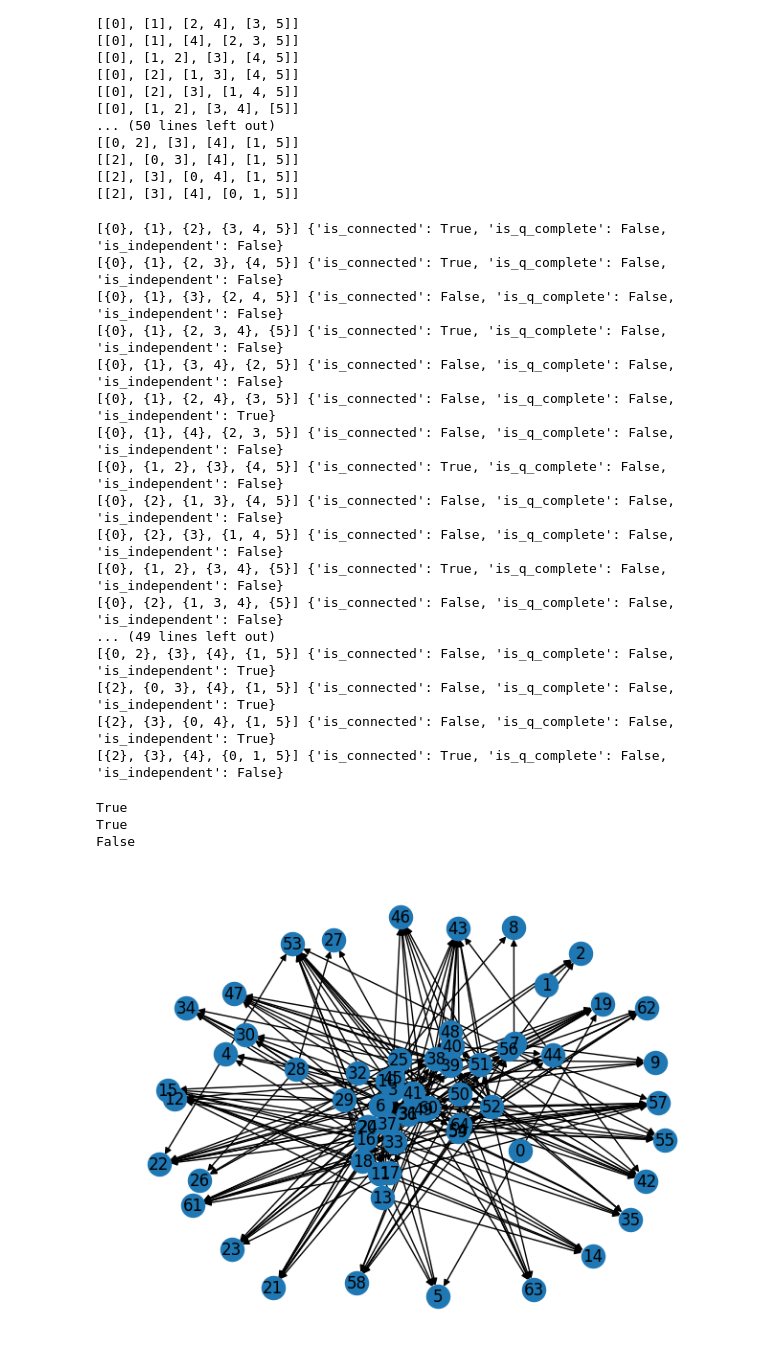
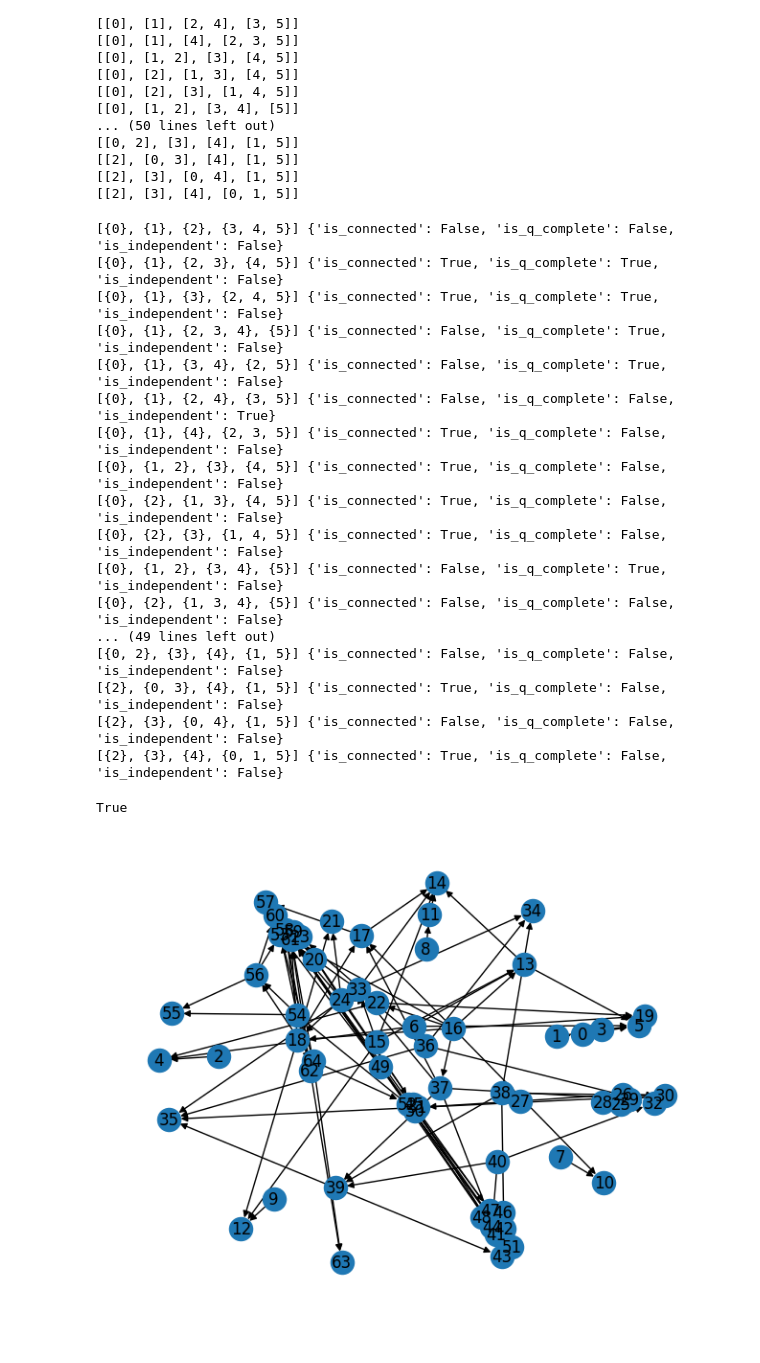
Before and after one commit to davidberth/Hadwiger, a Jupyter notebook: pathfinder.ipynb, the cells around one changed output. Saved outputs shown, nothing was run; the diff lists cells and outputs as text; code cells hidden in the pictures.

Commit message:
Implemented random graph generation

```diff
--- a/pathfinder.ipynb
+++ b/pathfinder.ipynb
@@ -11,0 +8,10 @@ G = nx.cycle_graph(n)
+# %%
+n = 7
+
+G = nx.random_graphs.binomial_graph(n, .5)
+# Use the greedy_color function to color the graph
+coloring = nx.coloring.greedy_color(G, strategy="largest_first")
+
+# The chromatic number is the number of unique colors used
+k = max(coloring.values()) + 2
+print (k)
@@ -89,22 +99,22 @@ for e, partition in enumerate(s1):
     part_props.append(props)
     # render_graph(G, partition)
 # %% [output]
-[{0}, {1}, {2}, {3, 4, 5}] {'is_connected': True, 'is_q_complete': False, 'is_independent': False}
-[{0}, {1}, {2, 3}, {4, 5}] {'is_connected': True, 'is_q_complete': False, 'is_independent': False}
-[{0}, {1}, {3}, {2, 4, 5}] {'is_connected': False, 'is_q_complete': False, 'is_independent': False}
-[{0}, {1}, {2, 3, 4}, {5}] {'is_connected': True, 'is_q_complete': False, 'is_independent': False}
-[{0}, {1}, {3, 4}, {2, 5}] {'is_connected': False, 'is_q_complete': False, 'is_independent': False}
+[{0}, {1}, {2}, {3, 4, 5}] {'is_connected': False, 'is_q_complete': False, 'is_independent': False}
+[{0}, {1}, {2, 3}, {4, 5}] {'is_connected': True, 'is_q_complete': True, 'is_independent': False}
+[{0}, {1}, {3}, {2, 4, 5}] {'is_connected': True, 'is_q_complete': True, 'is_independent': False}
+[{0}, {1}, {2, 3, 4}, {5}] {'is_connected': False, 'is_q_complete': True, 'is_independent': False}
+[{0}, {1}, {3, 4}, {2, 5}] {'is_connected': False, 'is_q_complete': True, 'is_independent': False}
 [{0}, {1}, {2, 4}, {3, 5}] {'is_connected': False, 'is_q_complete': False, 'is_independent': True}
-[{0}, {1}, {4}, {2, 3, 5}] {'is_connected': False, 'is_q_complete': False, 'is_independent': False}
+[{0}, {1}, {4}, {2, 3, 5}] {'is_connected': True, 'is_q_complete': False, 'is_independent': False}
 [{0}, {1, 2}, {3}, {4, 5}] {'is_connected': True, 'is_q_complete': False, 'is_independent': False}
-[{0}, {2}, {1, 3}, {4, 5}] {'is_connected': False, 'is_q_complete': False, 'is_independent': False}
-[{0}, {2}, {3}, {1, 4, 5}] {'is_connected': False, 'is_q_complete': False, 'is_independent': False}
-[{0}, {1, 2}, {3, 4}, {5}] {'is_connected': True, 'is_q_complete': False, 'is_independent': False}
+[{0}, {2}, {1, 3}, {4, 5}] {'is_connected': True, 'is_q_complete': False, 'is_independent': False}
+[{0}, {2}, {3}, {1, 4, 5}] {'is_connected': True, 'is_q_complete': False, 'is_independent': False}
+[{0}, {1, 2}, {3, 4}, {5}] {'is_connected': False, 'is_q_complete': True, 'is_independent': False}
 [{0}, {2}, {1, 3, 4}, {5}] {'is_connected': False, 'is_q_complete': False, 'is_independent': False}
 ... (49 lines left out)
-[{0, 2}, {3}, {4}, {1, 5}] {'is_connected': False, 'is_q_complete': False, 'is_independent': True}
-[{2}, {0, 3}, {4}, {1, 5}] {'is_connected': False, 'is_q_complete': False, 'is_independent': True}
-[{2}, {3}, {0, 4}, {1, 5}] {'is_connected': False, 'is_q_complete': False, 'is_independent': True}
+[{0, 2}, {3}, {4}, {1, 5}] {'is_connected': False, 'is_q_complete': False, 'is_independent': False}
+[{2}, {0, 3}, {4}, {1, 5}] {'is_connected': True, 'is_q_complete': False, 'is_independent': False}
+[{2}, {3}, {0, 4}, {1, 5}] {'is_connected': False, 'is_q_complete': False, 'is_independent': False}
 [{2}, {3}, {4}, {0, 1, 5}] {'is_connected': True, 'is_q_complete': False, 'is_independent': False}
 # %%
 def can_transform_by_one_move(p1, p2):
@@ -122,52 +132,49 @@ def can_transform_by_one_move(p1, p2):
     if len(p1) != len(p2):
         return False
 
+    total = 0
 
     for ba, bb in zip(p1, p2):
 
-        # If the blocks are the same, move to the next pair
-        if ba == bb:
-            continue
 
         # check if one block is a subset of the other (this is required)
-        if ba.issubset(bb) or bb.issubset(ba):
-            continue
+        if not (ba.issubset(bb) or bb.issubset(ba)):
+            return False
 
         # check if the symmetric difference of the two blocks is a single element
-        if len(ba.symmetric_difference(bb)) == 1:
-            continue
+        sd = len(ba.symmetric_difference(bb))
+        if  sd > 1:
+            return False
+        total += sd
 
-        # If none of the conditions are met, return False
-        return False
+    return total==2
 
-    # if all blocks are equal now, we need to return false
-    all_equal = all(ba == bb for ba, bb in zip(p1, p2))
-
-    return not all_equal
+# sanity check
+p1 = [{0}, {1}, {2}, {3, 4, 5, 6}]
+p2 = [{0}, {1}, {2, 5}, {3, 4, 6}]
+print (can_transform_by_one_move(p1, p2))
 # %% [output]
 True
-True
-False
 # %%
 # let's create a graph that represents all connected partitions with an edge between them if
 # they can be transformed by one move
 
 Gr = nx.DiGraph()
 for e1, p1 in enumerate(s1):
     for e2, p2 in enumerate(s1):
         if can_transform_by_one_move(p1, p2):
             if get_num_interior_edges(G, p1) > get_num_interior_edges(G, p2):
                 Gr.add_edge(e1, e2)
 
 colors = ['gray'] * len(s1)
 for i, p in enumerate(s1):
     if i in Gr:
         Gr.nodes[i]['type'] = part_props[i]['is_connected'] * 4 + part_props[i]['is_q_complete'] * 2 + part_props[i]['is_independent']
 
 
-nx.draw(Gr, with_labels=True,)
+nx.draw(Gr, with_labels=True)
 # %% [output]
-[figure, old version]
+[figure, new version]
 # %%
 def find_path_between_types(G, start_type, end_type):
     # Find all nodes of the start and end types
```
Also changed, not shown: parts of 10 cells of this notebook.
